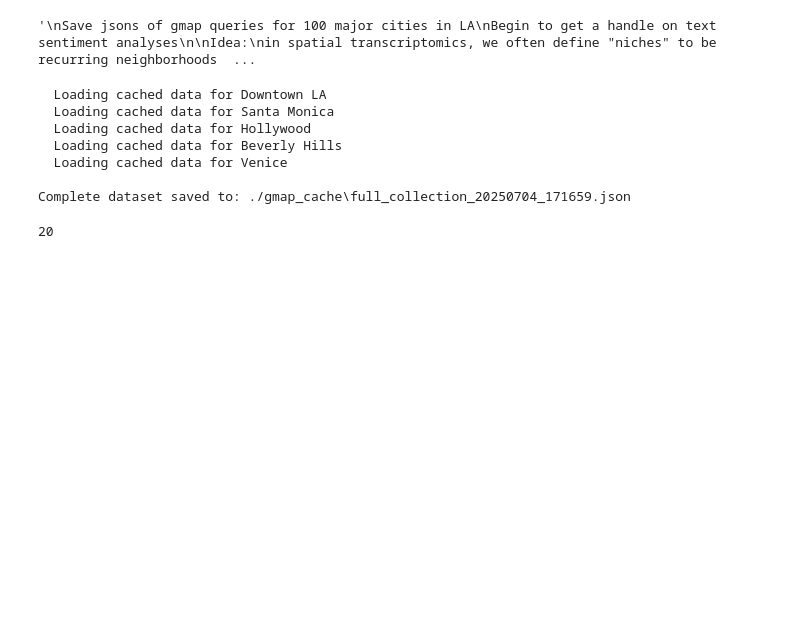
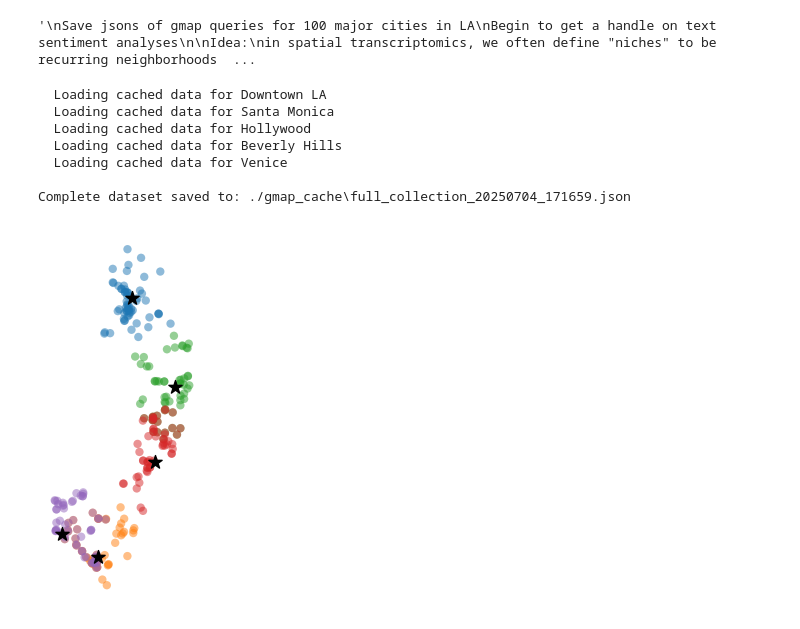
Before and after one commit to teianoel/vibe-check-la, a Jupyter notebook: dev.ipynb, the cells around one changed output. Drawn from its saved outputs; the diff is of its cells as text; code cells hidden in the pictures; blank space fills up the shorter version.

Commit message:
Commented options to diversify selection of places; plotting of places per city

```diff
--- a/dev.ipynb
+++ b/dev.ipynb
@@ -184,12 +310,31 @@ Complete dataset saved to: ./gmap_cache\full_collection_20250704_171659.json
 # cozy
 # upscale
 #
-# %%
-n_places = []
-for city, item_a in all_data['areas'].items():
-    for business_type, item_b in item_a['businesses'].items():
-        n_places.append([city,business_type,len(item_b)])
-
-n_places = pd.DataFrame(n_places,columns=['',''])
-# %% [output]
-20
+# %%
+place_coords = []
+for city, item1 in all_data['areas'].items():
+    for business_type, item2 in item1['businesses'].items():
+        for place_info in item2:
+            location = place_info['basic_info']['geometry']['location']
+            x,y = [location['lat'],location['lng']]
+            place_coords.append([city,business_type,x,y])
+place_coords = pd.DataFrame(place_coords,columns=['city','business_type','x','y'])
+
+city_color_d = {}
+for i,city in enumerate(place_coords.city.unique()):
+    city_color_d[city] = sns.color_palette('tab10').as_hex()[i]
+
+place_coords['city_color'] = [city_color_d[x] for x in place_coords['city']]
+# %%
+city_coords = []
+for key,item in LA_AREAS.items():
+    city_coords.append(item)
+city_coords = np.array(city_coords)
+plt.scatter(place_coords['x'],place_coords['y'],c=place_coords['city_color'],alpha=.5,lw=0)
+plt.scatter(city_coords.T[0],city_coords.T[1],marker='*',c='black',s=100)
+plt.axis('off')
+ax = plt.gca()
+ax.set_aspect('equal')
+plt.show()
+# %% [output]
+[figure, added]
```
Also changed, not shown: parts of 2 cells of this notebook.
